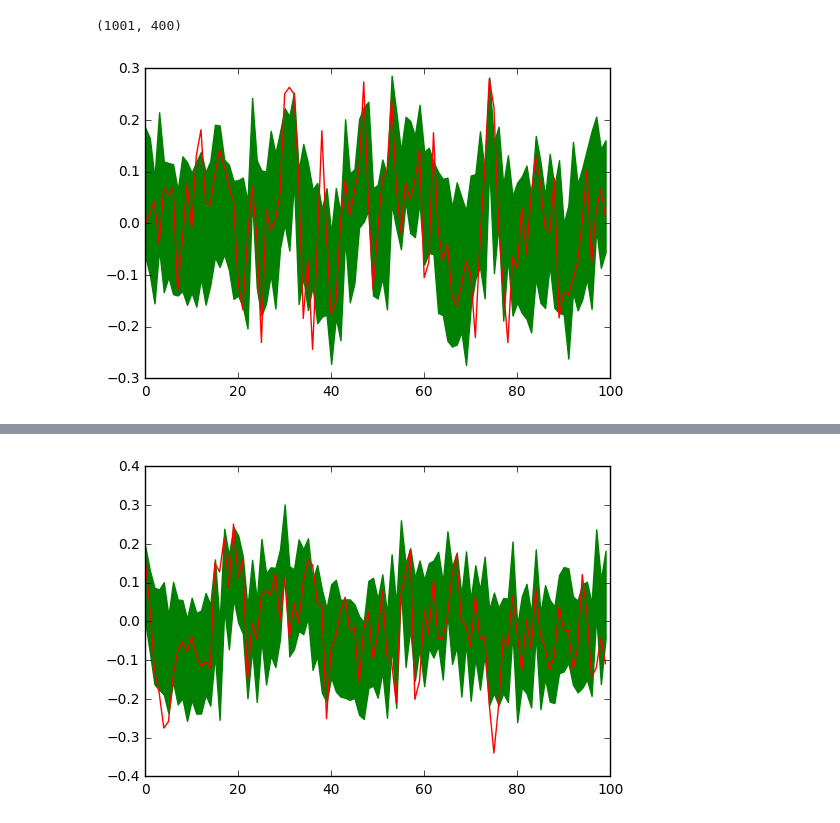
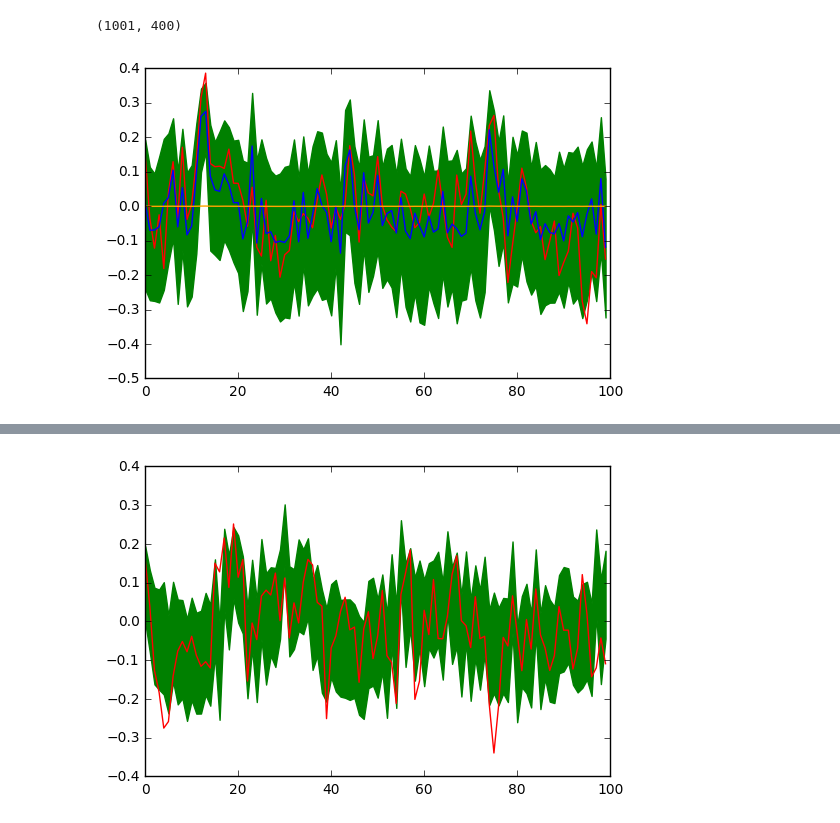
Before and after one commit to npetrenko/ParticleFilter, a Jupyter notebook: ParticleFilter_theano.ipynb, the cells around one changed output, grey strips where cells are left out. Saved outputs shown, nothing was run; the diff lists cells and outputs as text; code cells hidden in the pictures.

```diff
--- a/ParticleFilter_theano.ipynb
+++ b/ParticleFilter_theano.ipynb
@@ -69,5 +69,5 @@ results = [results[0], results[2]]
 # %%
 filtered = th.function([], results, updates=updates)
 # %%
-filt_distrib = filtered()
+filt_distrib, filt_distrib_probs = filtered()
 # %%
@@ -106,0 +157,9 @@ filt_distrib_th = th.shared(filt_distrib, name='filtered distribution')
+# %%
+filt_distrib = filt_distrib[1:]
+# %%
+smm = []
+for d, p in zip(filt_distrib, smoothed):
+    #smm.append(np.random.choice(d, p=p, size=0, replace=True))
+    smm.append(d*p)
+# %%
+smm = np.array(smm)
@@ -131,6 +201,8 @@ trajectories = np.sort(trajectories, axis=1)
 # %%
 plt.fill_between(range(100),filt_distrib[-100:,3],filt_distrib[-100:,-3],color='green')
 plt.plot(latent[-100:],color='red')
+plt.plot(filt_distrib.mean(axis=1)[-100:], color='blue')
+plt.plot(np.mean(smm[-100:],axis=1), color='orange')
 plt.show()
 # %% [output]
-[figure, old version]
+[figure, new version]
```
Also changed, not shown: parts of 26 cells of this notebook.
